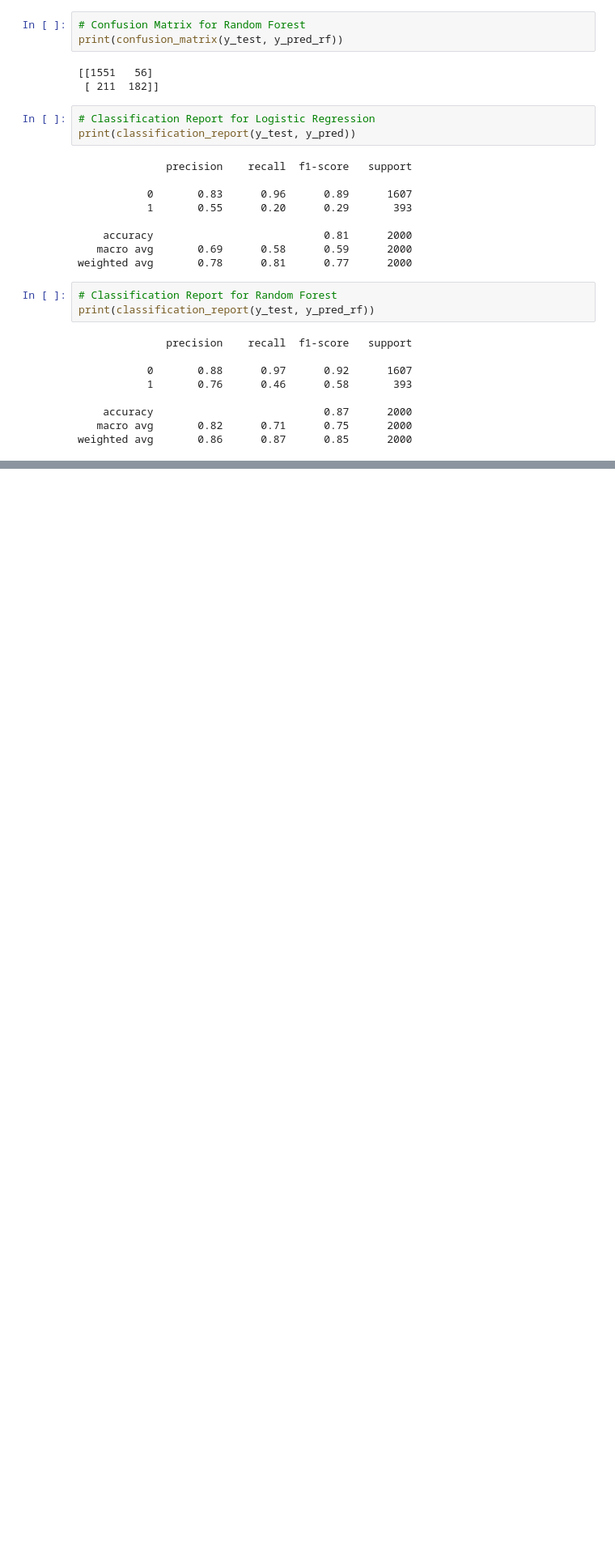
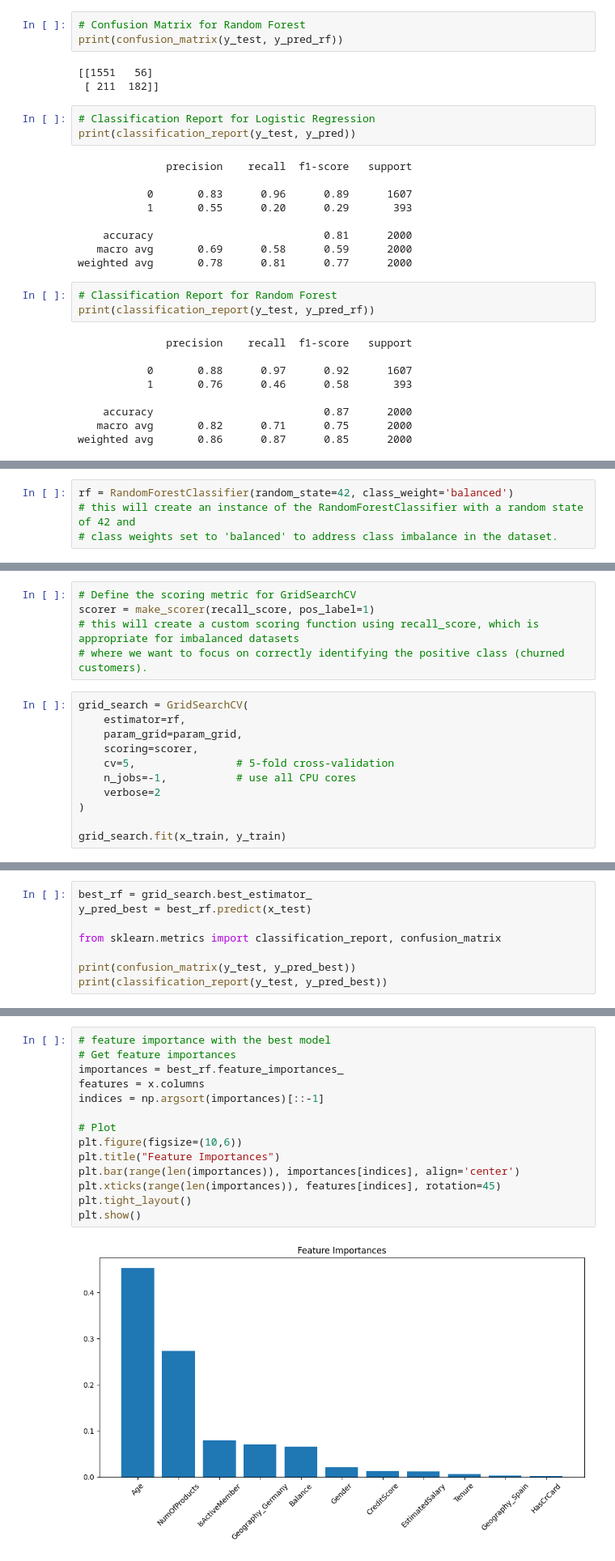
Before and after one commit to chighislian/customer-churn-prediction-ml, a Jupyter notebook: churn.ipynb, the cells around one changed output, grey strips where cells are left out. Shown at 81% size. Cells and saved outputs as stored; diff of their text form; blank space fills up the shorter version.

```diff
--- a/churn.ipynb
+++ b/churn.ipynb
@@ -317,0 +373,4 @@ weighted avg       0.86      0.87      0.85      2000
+# %%
+rf = RandomForestClassifier(random_state=42, class_weight='balanced')
+# this will create an instance of the RandomForestClassifier with a random state of 42 and
+# class weights set to 'balanced' to address class imbalance in the dataset.
@@ -317,0 +386,16 @@ weighted avg       0.86      0.87      0.85      2000
+# %%
+# Define the scoring metric for GridSearchCV
+scorer = make_scorer(recall_score, pos_label=1)
+# this will create a custom scoring function using recall_score, which is appropriate for imbalanced datasets
+# where we want to focus on correctly identifying the positive class (churned customers).
+# %%
+grid_search = GridSearchCV(
+    estimator=rf,
+    param_grid=param_grid,
+    scoring=scorer,
+    cv=5,                # 5-fold cross-validation
+    n_jobs=-1,           # use all CPU cores
+    verbose=2
+)
+
+grid_search.fit(x_train, y_train)
@@ -317,0 +438,8 @@ weighted avg       0.86      0.87      0.85      2000
+# %%
+best_rf = grid_search.best_estimator_
+y_pred_best = best_rf.predict(x_test)
+
+from sklearn.metrics import classification_report, confusion_matrix
+
+print(confusion_matrix(y_test, y_pred_best))
+print(classification_report(y_test, y_pred_best))
@@ -317,0 +529,16 @@ weighted avg       0.86      0.87      0.85      2000
+# %%
+# feature importance with the best model
+# Get feature importances
+importances = best_rf.feature_importances_
+features = x.columns
+indices = np.argsort(importances)[::-1]
+
+# Plot
+plt.figure(figsize=(10,6))
+plt.title("Feature Importances")
+plt.bar(range(len(importances)), importances[indices], align='center')
+plt.xticks(range(len(importances)), features[indices], rotation=45)
+plt.tight_layout()
+plt.show()
+# %% [output]
+[figure, added]
```
Also changed, not shown: parts of 14 cells of this notebook.
